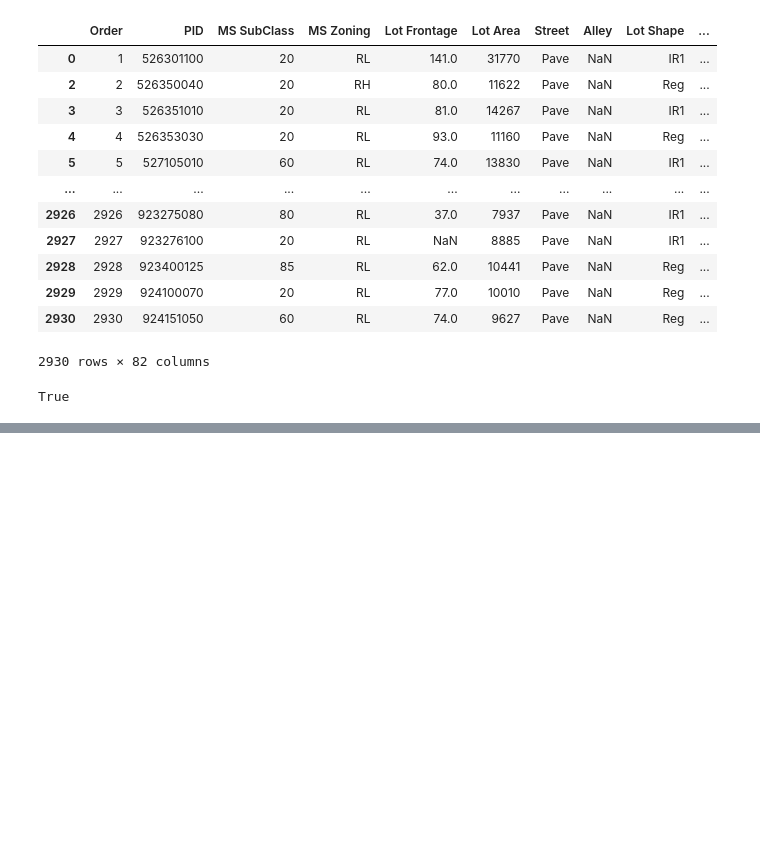
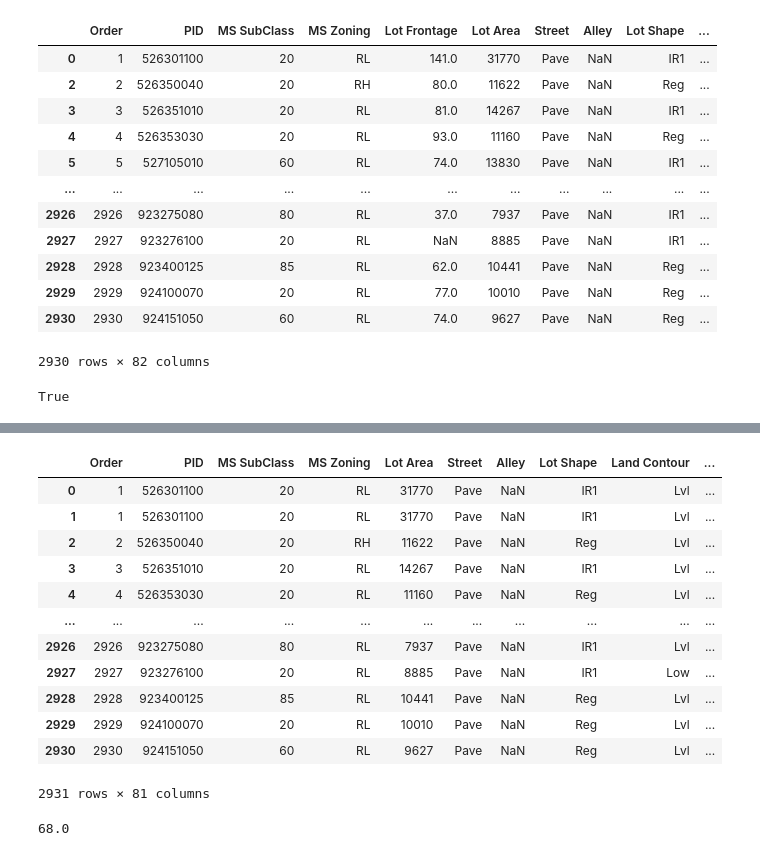
Before and after one commit to EngRidhoNet/machinelearning, a Jupyter notebook: Data-Cleaning.ipynb, the cells around one changed output, grey strips where cells are left out. Cells and saved outputs as stored; diff of their text form; code cells hidden in the pictures; blank space fills up the shorter version.

```diff
--- a/Data-Cleaning.ipynb
+++ b/Data-Cleaning.ipynb
@@ -209,0 +241,22 @@ True
+# %%
+housing.drop("Lot Frontage", axis=1)
+# menghapus kolom yang memiliki missing value
+# %% [output]
+|  | Order | PID | MS SubClass | MS Zoning | Lot Area | Street | Alley | Lot Shape | Land Contour | ... |
+| 0 | 1 | 526301100 | 20 | RL | 31770 | Pave | NaN | IR1 | Lvl | ... |
+| 1 | 1 | 526301100 | 20 | RL | 31770 | Pave | NaN | IR1 | Lvl | ... |
+| 2 | 2 | 526350040 | 20 | RH | 11622 | Pave | NaN | Reg | Lvl | ... |
+| 3 | 3 | 526351010 | 20 | RL | 14267 | Pave | NaN | IR1 | Lvl | ... |
+| 4 | 4 | 526353030 | 20 | RL | 11160 | Pave | NaN | Reg | Lvl | ... |
+| ... | ... | ... | ... | ... | ... | ... | ... | ... | ... | ... |
+| 2926 | 2926 | 923275080 | 80 | RL | 7937 | Pave | NaN | IR1 | Lvl | ... |
+| 2927 | 2927 | 923276100 | 20 | RL | 8885 | Pave | NaN | IR1 | Low | ... |
+| 2928 | 2928 | 923400125 | 85 | RL | 10441 | Pave | NaN | Reg | Lvl | ... |
+| 2929 | 2929 | 924100070 | 20 | RL | 10010 | Pave | NaN | Reg | Lvl | ... |
+| 2930 | 2930 | 924151050 | 60 | RL | 9627 | Pave | NaN | Reg | Lvl | ... |
+2931 rows × 81 columns
+# %%
+median = housing['Lot Frontage'].median()
+median
+# %% [output]
+68.0
```
Also changed, not shown: parts of 6 cells of this notebook.
